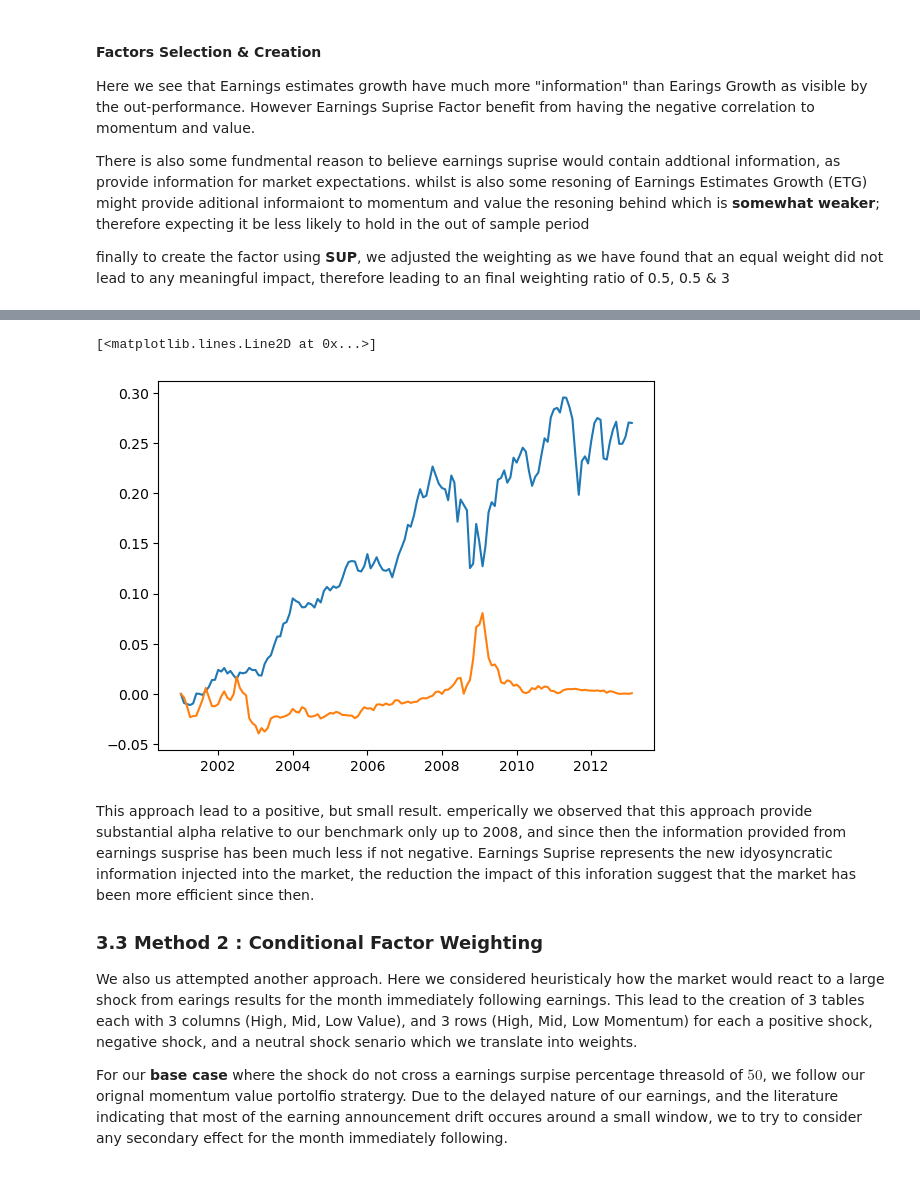
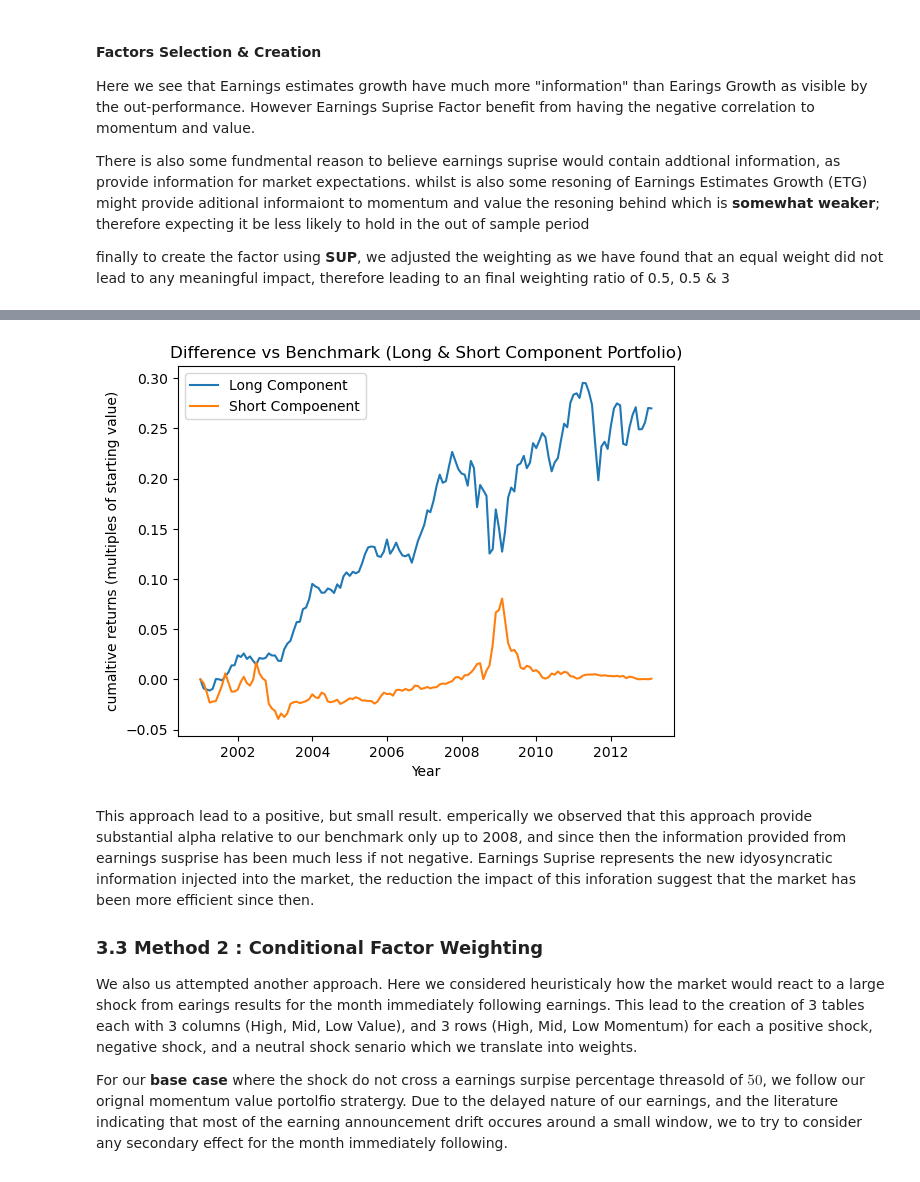
Before and after one commit to Toby3220/EF-5058-HFS, a Jupyter notebook: Group Project/main.ipynb, the cells around one changed output, grey strips where cells are left out. Saved outputs shown, nothing was run; the diff lists cells and outputs as text; code cells hidden in the pictures.

```diff
--- a/Group Project/main.ipynb
+++ b/Group Project/main.ipynb
@@ -424,15 +402,7 @@ Text(0.5, 1.0, 'Factor Portfolio Return Relative to Momentum Value Benchmark')
-# %%
-ejc_tret, ejc_tcret= port_com.get_port_ret(port_com.lw, bps=10)
-momval_tret, momval_tcret= port_momval.get_port_ret( port_momval.lw, bps=10)
-
-plt.plot(ejc_tcret-momval_tcret)
-
-ejc_tret, ejc_tcret= port_com.get_port_ret( port_com.sw, bps=10)
-momval_tret, momval_tcret= port_momval.get_port_ret( port_momval.sw, bps=10)
-plt.plot(ejc_tcret-momval_tcret)
-# %% [output]
-[<matplotlib.lines.Line2D at 0x...>]
-[figure, removed]
+# %%
+port_com.quick_plt_ls(port_momval)
+# %% [output]
+[figure, added]
 # %% [markdown]
 This approach lead to a positive, but small result. emperically we observed that this approach provide substantial alpha relative to our benchmark only up to 2008, and since then the information provided from earnings susprise has been much less if not negative. Earnings Suprise represents the new idyosyncratic information injected into the market, the reduction the impact of this inforation suggest that the market has been more efficient since then.
 
```
Also changed, not shown: parts of 33 cells of this notebook, 1 other file.
